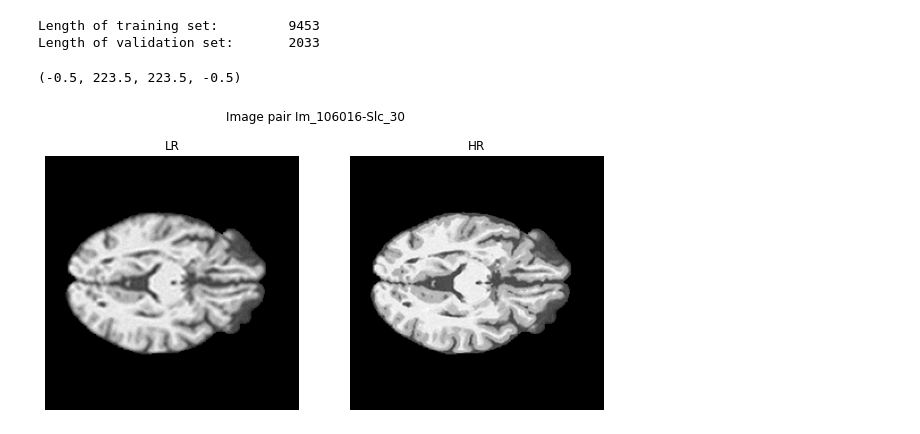
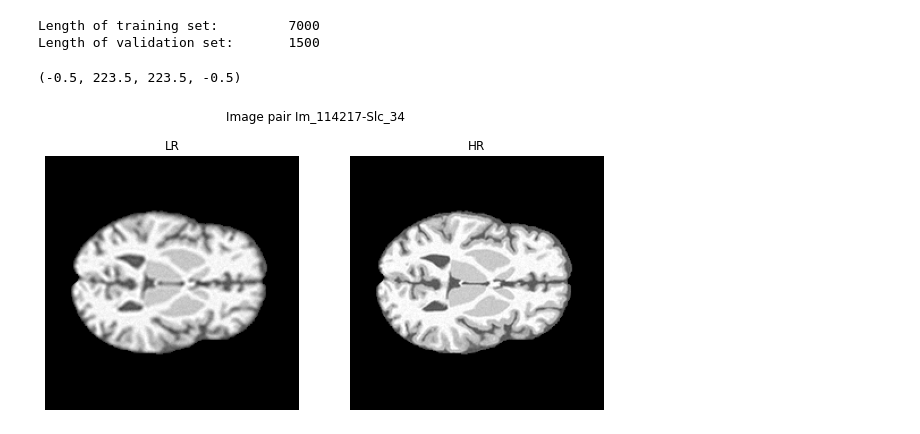
Before and after one commit to rienboonstoppel/SRGan, a Jupyter notebook: dataloader.ipynb, the cells around one changed output. Saved outputs shown, nothing was run; the diff lists cells and outputs as text; code cells hidden in the pictures.

```diff
--- a/dataloader.ipynb
+++ b/dataloader.ipynb
@@ -65,7 +96,7 @@ class ImagePairDataset(Dataset):
         self._imgs = data_split(dataset,
                                 split = [.7,.15,.15],
                                 root_dir=root_dir,
-                               )
+                                )
         self._idcs = np.arange(len(self._imgs))
 
     def __len__(self):
@@ -74,17 +105,36 @@ class ImagePairDataset(Dataset):
     def __getitem__(self, idx):
 
         img_idx = self._idcs[idx]
-        img = self._imgs[img_idx]
+        img_pair = self._imgs[img_idx]
 
-        sample = {'LR': img['img'][0],
-                  'HR': img['img'][1],
-                  'id': 'Im_{}-Slc_{}'.format(img['id'], img['slice']),
+        sample = {'LR': img_pair['img']['LR'],
+                  'HR': img_pair['img']['HR'],
+                  'id': 'Im_{}-Slc_{}'.format(img_pair['id'], img_pair['slice']),
                   }
 
         if self.transform:
             sample = self.transform(sample)
 
         return sample
+
+class ToTensor(object):
+    """Convert ndarrays in sample to Tensors."""
+    def __init__(self):
+        self.fixed_conversion = torch.from_numpy
+
+    def __call__(self, sample):
+        LR = sample['LR']
+        HR = sample['HR']
+        try:
+            LR = self.fixed_conversion(LR)
+            HR = self.fixed_conversion(HR)
+        except ValueError:
+            LR = self.fixed_conversion(np.ascontiguousarray(LR))
+            HR = self.fixed_conversion(np.ascontiguousarray(HR))
+        ret = {'LR': LR,
+               'HR': HR,
+               'id': sample['id']}
+        return ret
 # %%
 num = 100206
 img = ImagePair(number=num, root_dir='data')
@@ -113,25 +147,28 @@ magic           : b'n+1'
 # %%
-tra_set = ImagePairDataset('training')
-val_set = ImagePairDataset('validation')
+transform = transforms.Compose([
+    ToTensor(),
+])
+
+tra_set = ImagePairDataset('training', transform=transform)
+val_set = ImagePairDataset('validation', transform=transform)
 # %%
 print('Length of training set: \t{}\nLength of validation set: \t{}'
       .format(len(tra_set),len(val_set)))
 
-num=30
-sample=tra_set[num]
+num = 25
+sample = tra_set[num]
 title = 'Image pair {}'.format(sample['id'])
-
 fig, (ax1, ax2) = plt.subplots(1, 2, figsize=(10,5))
 fig.set_facecolor('white')
 fig.suptitle(title)
 ax1.imshow(sample['LR'],cmap='gray')
 ax1.set_title('LR')
 ax1.axis('off')
 ax2.imshow(sample['HR'],cmap='gray')
 ax2.set_title('HR')
 ax2.axis('off')
 # %% [output]
-Length of training set:         9453
-Length of validation set:       2033
+Length of training set:         7000
+Length of validation set:       1500
 (-0.5, 223.5, 223.5, -0.5)
-[figure, old version]
+[figure, new version]
```
Also changed, not shown: parts of 4 cells of this notebook.
